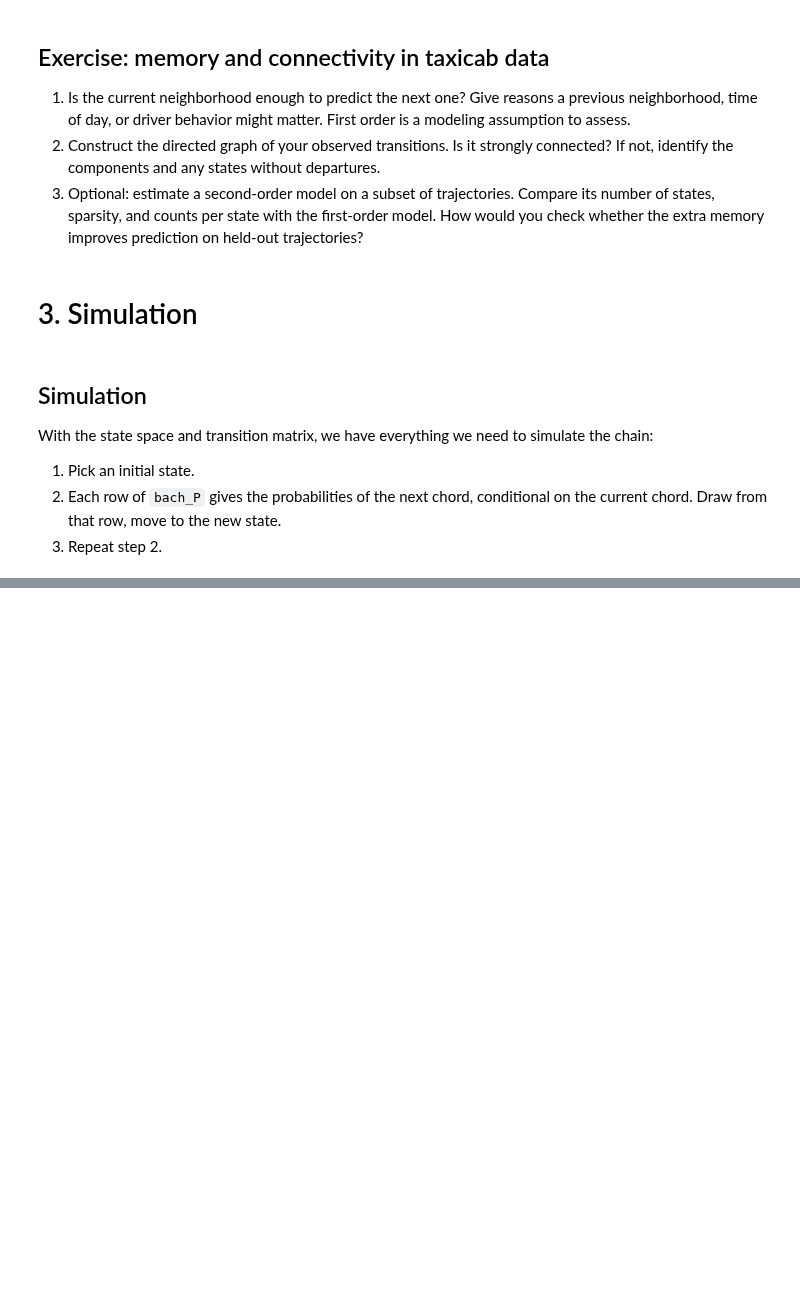
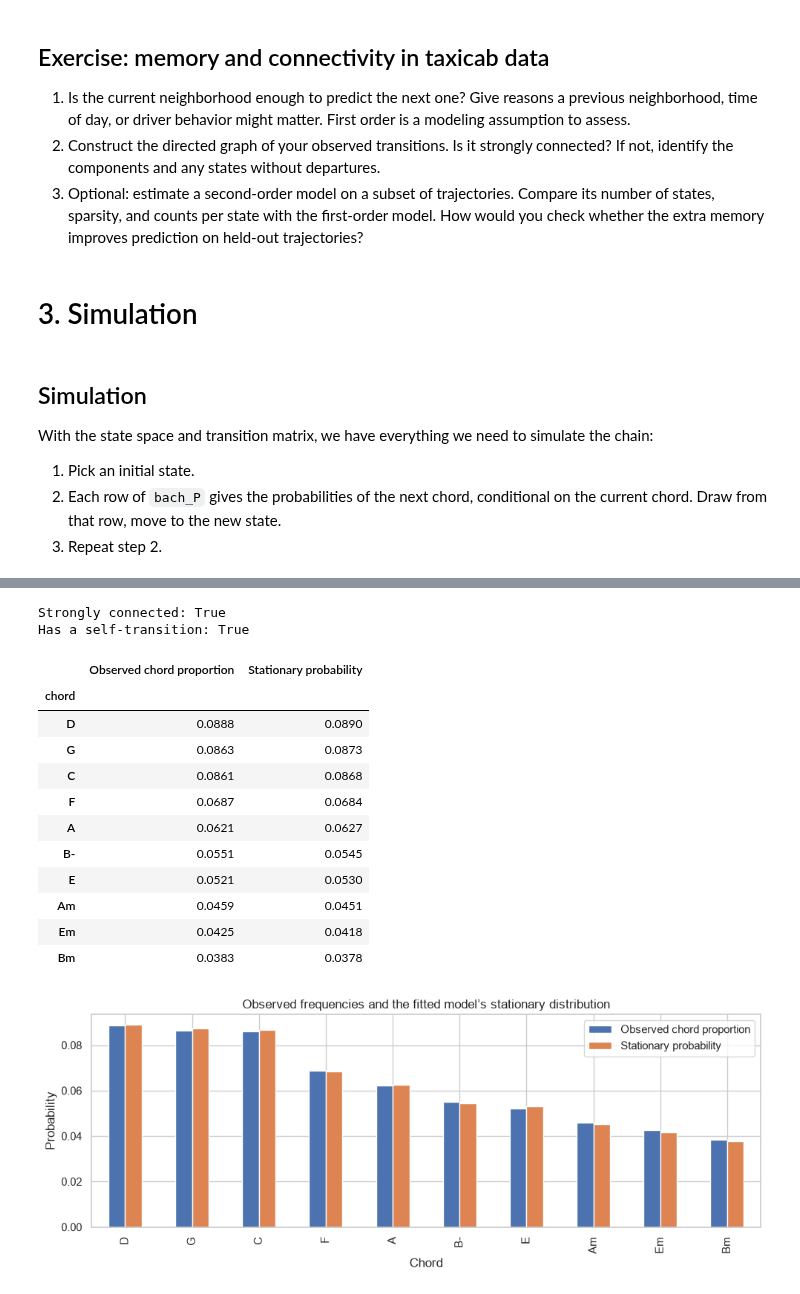
Before and after one commit to HSweazey/UU_F26_templates, a Jupyter notebook: Week10/transitions_and_simulation_in_class.ipynb, the cells around one changed output, grey strips where cells are left out. Drawn from its saved outputs; the diff is of its cells as text; code cells hidden in the pictures; blank space fills up the shorter version.

```diff
--- a/Week10/transitions_and_simulation_in_class.ipynb
+++ b/Week10/transitions_and_simulation_in_class.ipynb
@@ -453,0 +535,46 @@ print('First-order chain:', ' → '.join(bach_simulation))
+# %%
+bach_graph = nx.from_numpy_array(bach_counts > 0, create_using=nx.DiGraph)
+print('Strongly connected:', nx.is_strongly_connected(bach_graph))
+print('Has a self-transition:', bool(np.any(np.diag(bach_counts) > 0)))
+
+stationary = np.full(len(bach_states), 1 / len(bach_states))
+for iteration in range(10_000):
+    updated = stationary @ bach_P
+    if np.abs(updated - stationary).sum() < 1e-12:
+        stationary = updated
+        break
+    stationary = updated
+else:
+    raise RuntimeError('Iteration did not converge; inspect the chain.')
+
+assert np.isclose(stationary.sum(), 1)
+assert np.allclose(stationary @ bach_P, stationary)
+observed_proportions = chord_counts.reindex(bach_states).to_numpy() / len(bach_df)
+comparison = pd.DataFrame({
+    'Observed chord proportion': observed_proportions,
+    'Stationary probability': stationary,
+}, index=bach_states)
+display(comparison.loc[chord_counts.head(10).index].round(4))
+
+fig, ax = plt.subplots(figsize=(10, 4))
+comparison.loc[chord_counts.head(10).index].plot.bar(ax=ax)
+ax.set(title='Observed frequencies and the fitted model’s stationary distribution',
+       xlabel='Chord', ylabel='Probability')
+fig.tight_layout()
+plt.show()
+# %% [output]
+Strongly connected: True
+Has a self-transition: True
+|  | Observed chord proportion | Stationary probability |
+| chord |  |  |
+| D | 0.0888 | 0.0890 |
+| G | 0.0863 | 0.0873 |
+| C | 0.0861 | 0.0868 |
+| F | 0.0687 | 0.0684 |
+| A | 0.0621 | 0.0627 |
+| B- | 0.0551 | 0.0545 |
+| E | 0.0521 | 0.0530 |
+| Am | 0.0459 | 0.0451 |
+| Em | 0.0425 | 0.0418 |
+| Bm | 0.0383 | 0.0378 |
+[figure, added]
```
Also changed, not shown: parts of 11 cells of this notebook, 4 other files.
